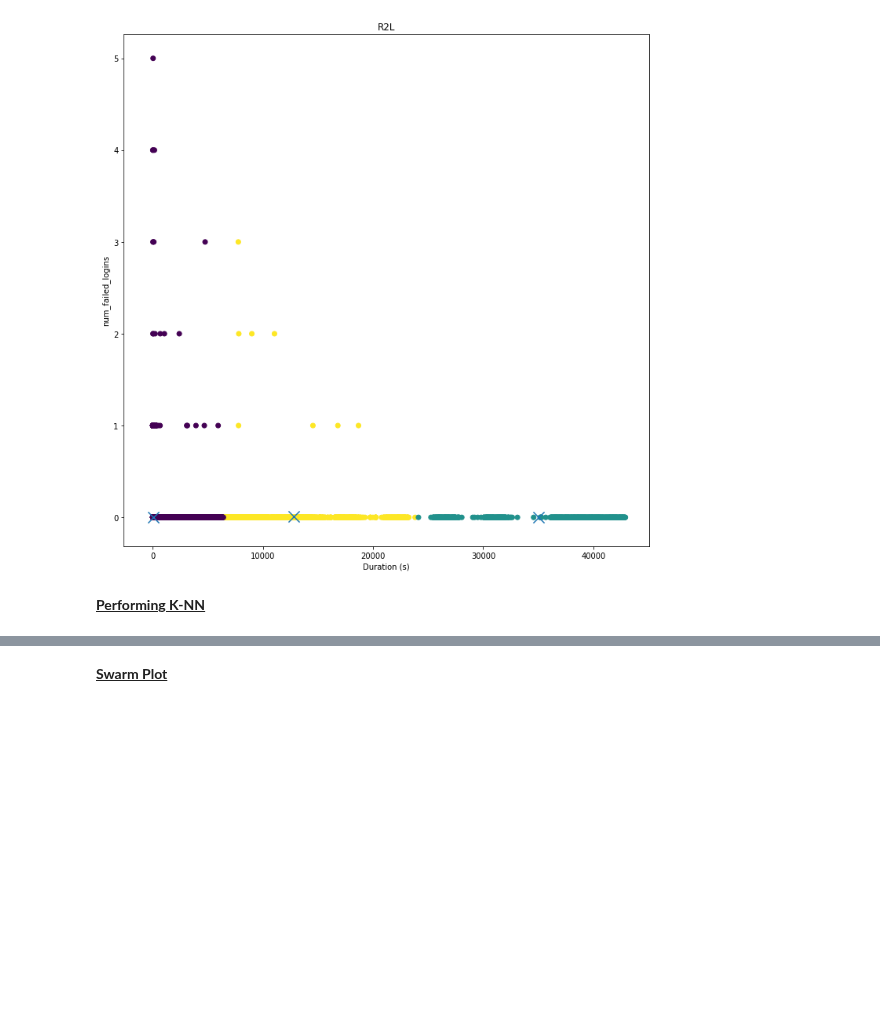
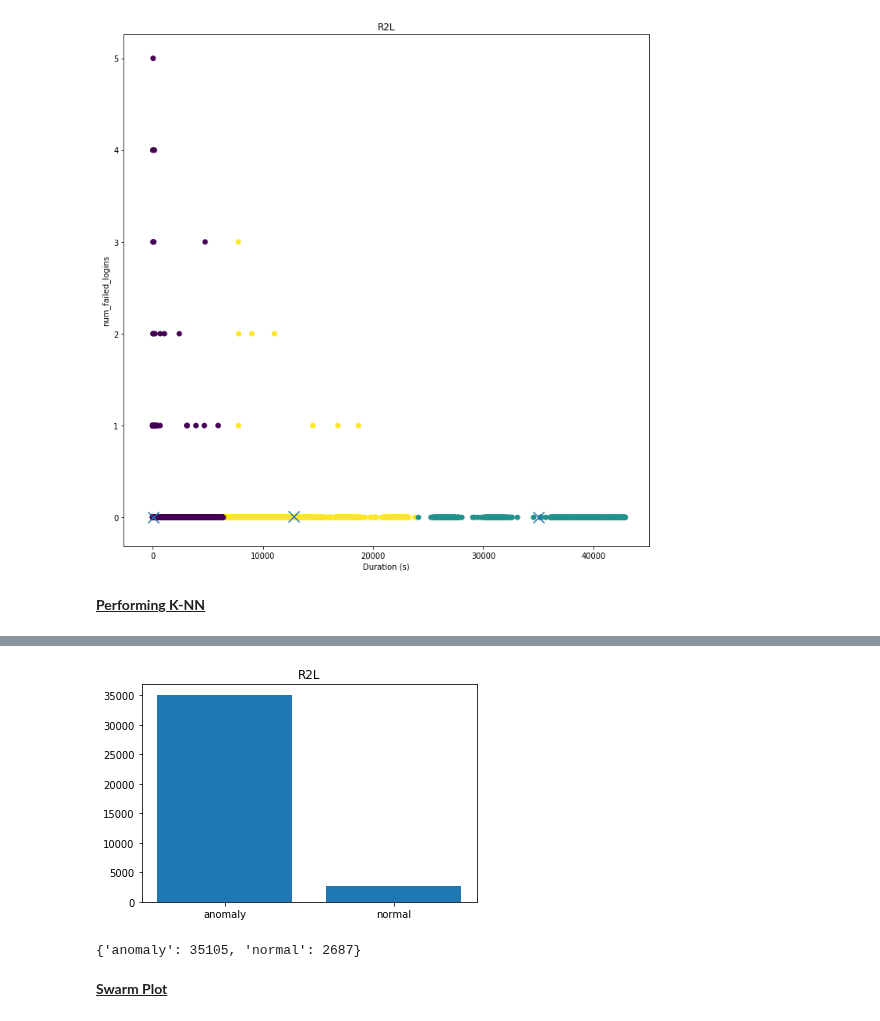
Before and after one commit to BaiKongQue/CSCI-191T_Security_Group, a Jupyter notebook: Security Group Project.ipynb, the cells around one changed output, grey strips where cells are left out. Cells and saved outputs as stored; diff of their text form; code cells hidden in the pictures; blank space fills up the shorter version.

```diff
--- a/Security Group Project.ipynb
+++ b/Security Group Project.ipynb
@@ -205,3 +212,8 @@ dict(zip(label,count))
+# %%
+k_nn(kddDF[['duration', 'num_failed_logins', 'Class']], "num_failed_logins", "Class", "R2L")
+# %% [output]
+[figure, added]
+{'anomaly': 35105, 'normal': 2687}
 # %% [markdown]
 <u><strong>Swarm Plot</strong></u>
 # %%
```
Also changed, not shown: parts of 7 cells of this notebook.
